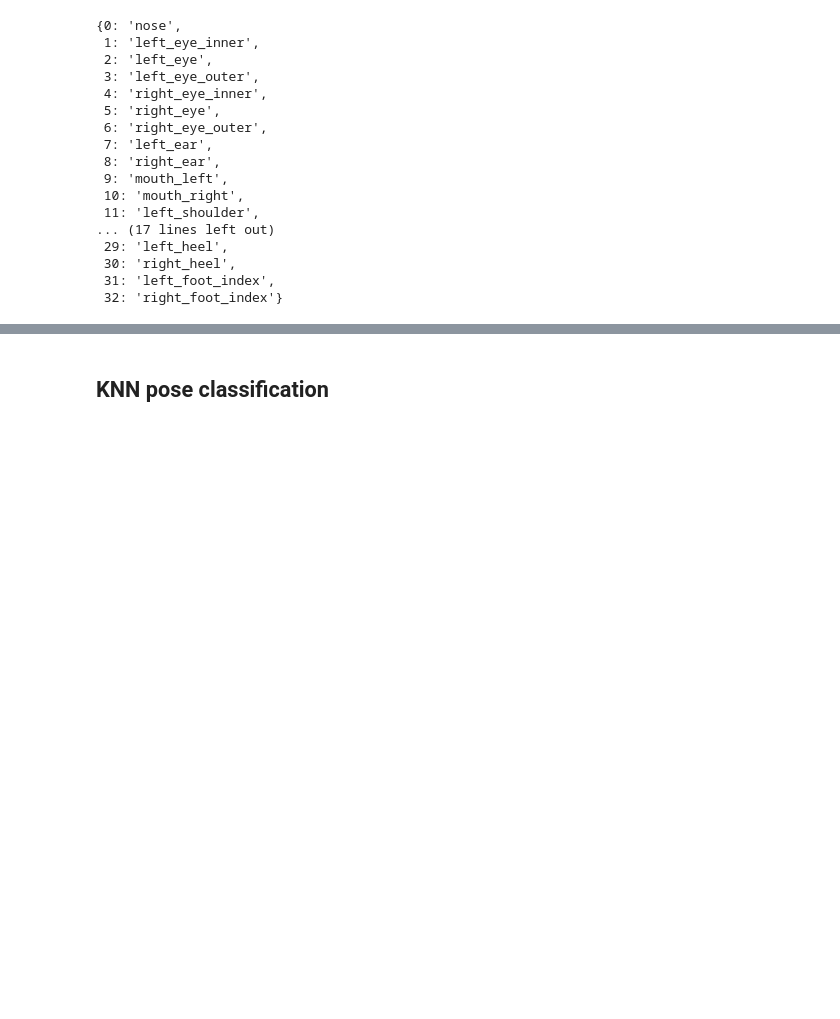
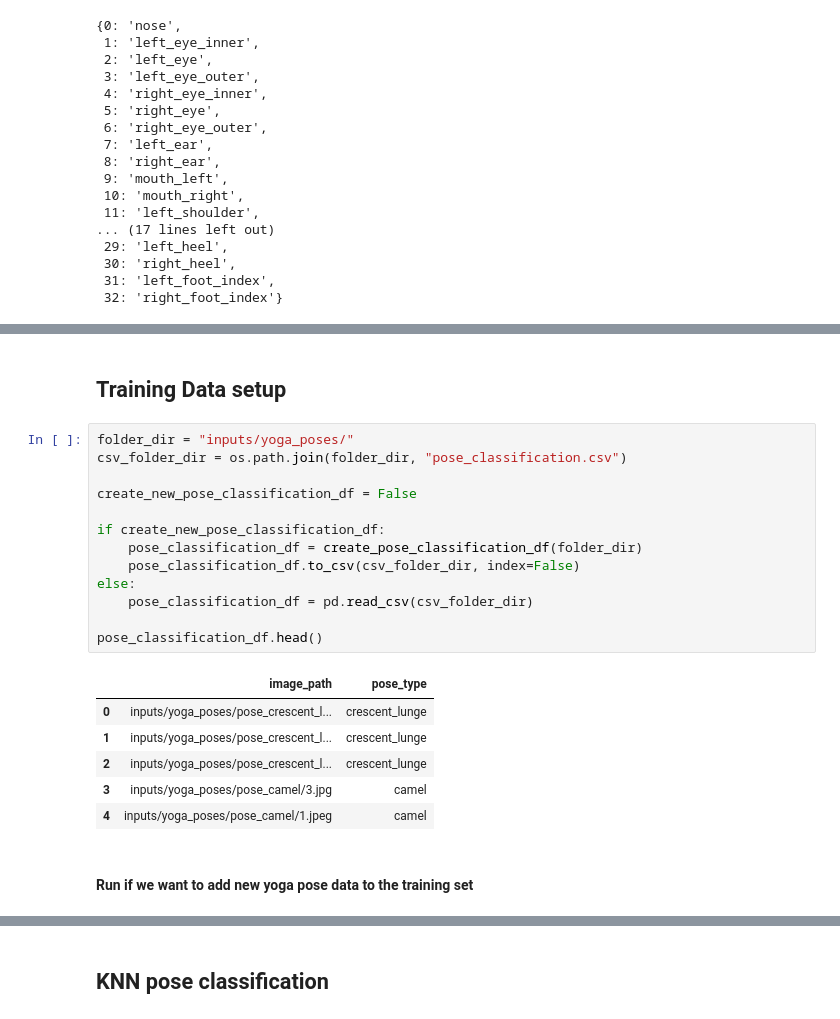
Before and after one commit to minimac321/pose-estimation, a Jupyter notebook: RM-21-11-KNN-Pose-Classifier.ipynb, the cells around one changed output, grey strips where cells are left out. Drawn from its saved outputs; the diff is of its cells as text; blank space fills up the shorter version.

```diff
--- a/RM-21-11-KNN-Pose-Classifier.ipynb
+++ b/RM-21-11-KNN-Pose-Classifier.ipynb
@@ -401 +294,25 @@ def estimate_bodypart_angle_alignment(image, true_pose, plot_3d_img=True):
     return
+# %% [markdown]
+## Training Data setup
+# %%
+folder_dir = "inputs/yoga_poses/"
+csv_folder_dir = os.path.join(folder_dir, "pose_classification.csv")
+
+create_new_pose_classification_df = False
+
+if create_new_pose_classification_df:
+    pose_classification_df = create_pose_classification_df(folder_dir)
+    pose_classification_df.to_csv(csv_folder_dir, index=False)
+else:
+    pose_classification_df = pd.read_csv(csv_folder_dir)
+
+pose_classification_df.head()
+# %% [output]
+|  | image_path | pose_type |
+| 0 | inputs/yoga_poses/pose_crescent_l... | crescent_lunge |
+| 1 | inputs/yoga_poses/pose_crescent_l... | crescent_lunge |
+| 2 | inputs/yoga_poses/pose_crescent_l... | crescent_lunge |
+| 3 | inputs/yoga_poses/pose_camel/3.jpg | camel |
+| 4 | inputs/yoga_poses/pose_camel/1.jpeg | camel |
+# %% [markdown]
+#### Run if we want to add new yoga pose data to the training set
```
Also changed, not shown: parts of 10 cells of this notebook, 17 other files.
